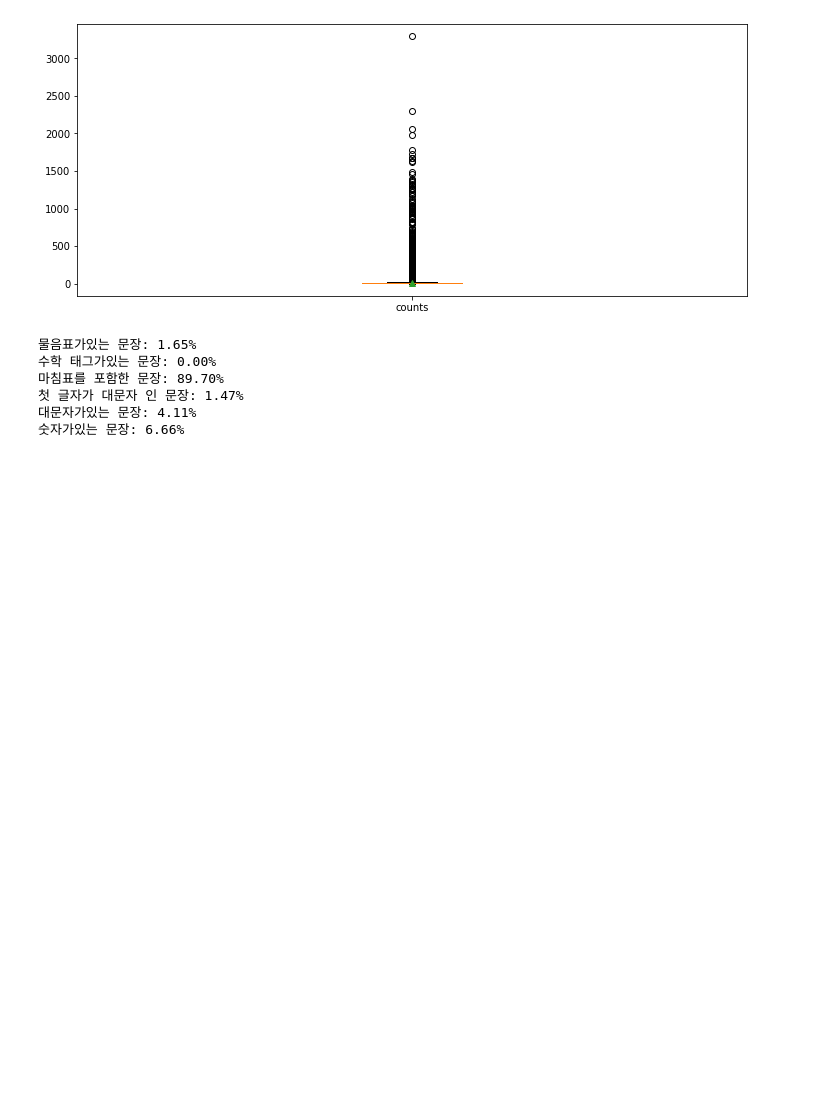
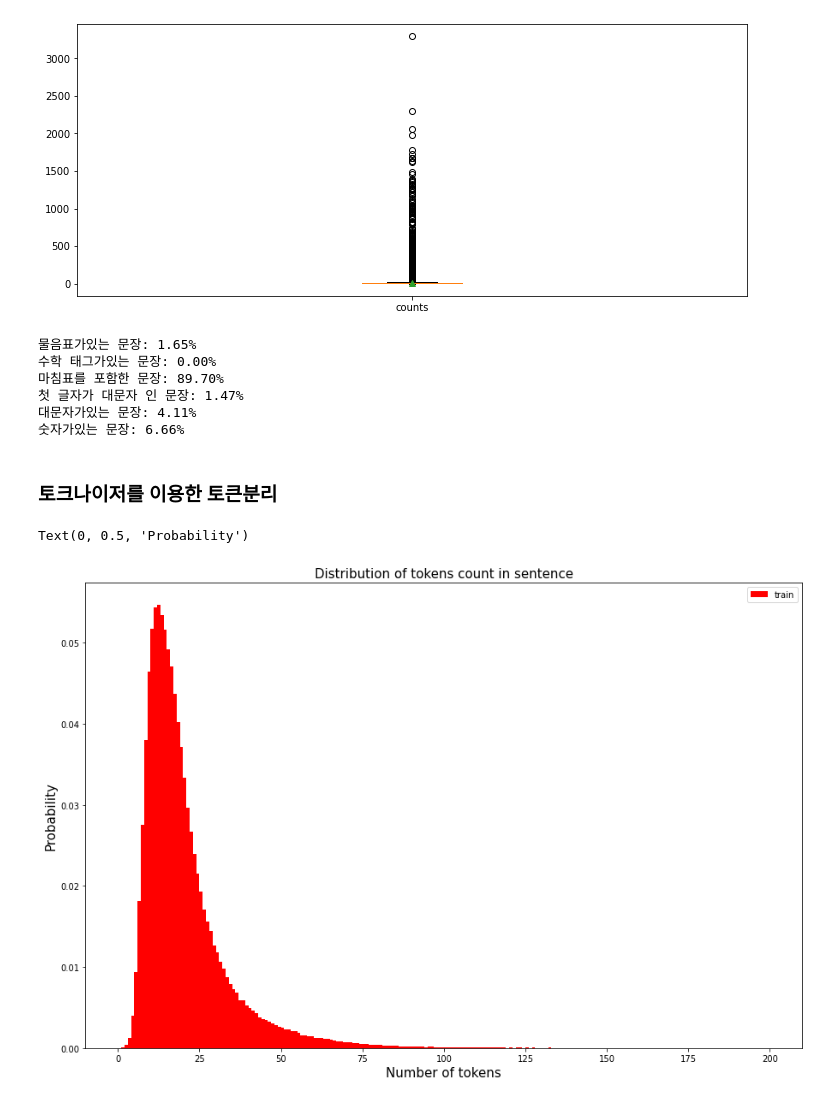
Before and after one commit to DonghaeSuh/-2-, a Jupyter notebook: 7_PRETRAIN_METHOD/KorNLI_EDA.ipynb, the cells around one changed output. Saved outputs shown, nothing was run; the diff lists cells and outputs as text; code cells hidden in the pictures; blank space fills up the shorter version.

```diff
--- a/7_PRETRAIN_METHOD/KorNLI_EDA.ipynb
+++ b/7_PRETRAIN_METHOD/KorNLI_EDA.ipynb
@@ -380,5 +373,19 @@ print('숫자가있는 문장: {:.2f}%'.format(numbers * 100))
 첫 글자가 대문자 인 문장: 1.47%
 대문자가있는 문장: 4.11%
 숫자가있는 문장: 6.66%
+# %% [markdown]
+### 토크나이저를 이용한 토큰분리
 # %%
 tokenizer = BertTokenizer.from_pretrained("bert-base-multilingual-cased", cache_dir='bert_ckpt', do_lower_case=False)
+# %%
+train_bert_token_counts = train_set.apply(lambda x:len(tokenizer.tokenize(x)))
+# %%
+plt.figure(figsize=(15, 10))
+plt.hist(train_bert_token_counts, bins=200, range=[0, 200], facecolor='r', density=True, label='train')
+plt.title('Distribution of tokens count in sentence', fontsize=15)
+plt.legend()
+plt.xlabel('Number of tokens', fontsize=15)
+plt.ylabel('Probability', fontsize=15)
+# %% [output]
+Text(0, 0.5, 'Probability')
+[figure, added]
```
Also changed, not shown: parts of 2 cells of this notebook.
